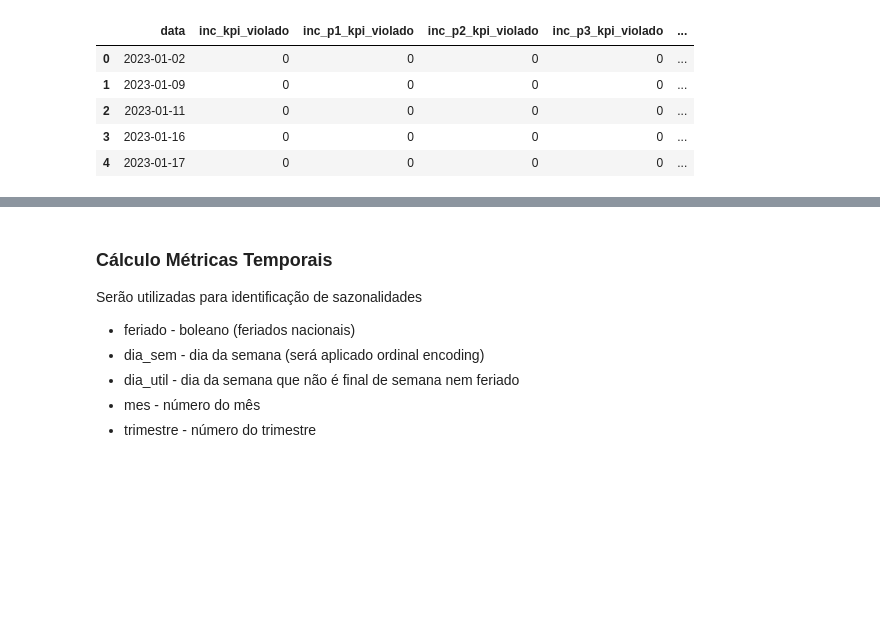
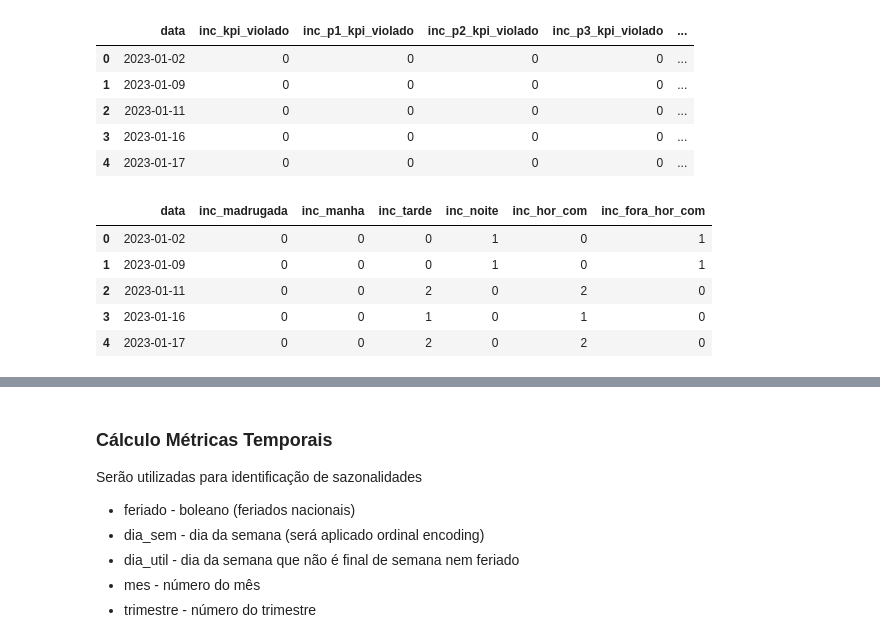
Before and after one commit to jffdevbr/challenge_locaweb, a Jupyter notebook: notebooks/data_exploration_target_behavior.ipynb, the cells around one changed output, grey strips where cells are left out. Saved outputs shown, nothing was run; the diff lists cells and outputs as text; code cells hidden in the pictures; blank space fills up the shorter version.

```diff
--- a/notebooks/data_exploration_target_behavior.ipynb
+++ b/notebooks/data_exploration_target_behavior.ipynb
@@ -302,3 +321,21 @@ df_diario = pd.merge(df_diario, df_kpi_violado, on='data', how='left')
 df_diario.fillna(0, inplace=True)
 cols_to_convert = ['inc_kpi_violado', 'inc_kpi_violado_ac_mes', 'inc_kpi_violado_ac_ano', 'inc_p1_kpi_violado', 'inc_p2_kpi_violado', 'inc_p3_kpi_violado']
 df_diario[cols_to_convert] = df_diario[cols_to_convert].astype(int)
+# %%
+# Cálculo de incidentes por turno
+df_inc_horario = df.groupby('data').agg(
+    inc_madrugada=('turno', lambda x: (x == 'Madrugada').sum()),
+    inc_manha=('turno', lambda x: (x == 'Manhã').sum()),
+    inc_tarde=('turno', lambda x: (x == 'Tarde').sum()),
+    inc_noite=('turno', lambda x: (x == 'Noite').sum()),
+    inc_hor_com=('hor_comercial', lambda x: (x==1).sum()),
+    inc_fora_hor_com=('hor_comercial', lambda x: (x==0).sum())
+).reset_index()
+df_inc_horario.head()
+# %% [output]
+|  | data | inc_madrugada | inc_manha | inc_tarde | inc_noite | inc_hor_com | inc_fora_hor_com |
+| 0 | 2023-01-02 | 0 | 0 | 0 | 1 | 0 | 1 |
+| 1 | 2023-01-09 | 0 | 0 | 0 | 1 | 0 | 1 |
+| 2 | 2023-01-11 | 0 | 0 | 2 | 0 | 2 | 0 |
+| 3 | 2023-01-16 | 0 | 0 | 1 | 0 | 1 | 0 |
+| 4 | 2023-01-17 | 0 | 0 | 2 | 0 | 2 | 0 |
```
Also changed, not shown: parts of 38 cells of this notebook.
